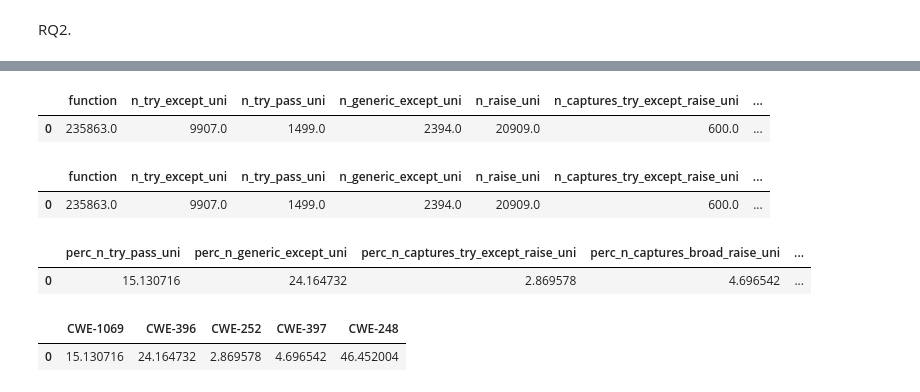
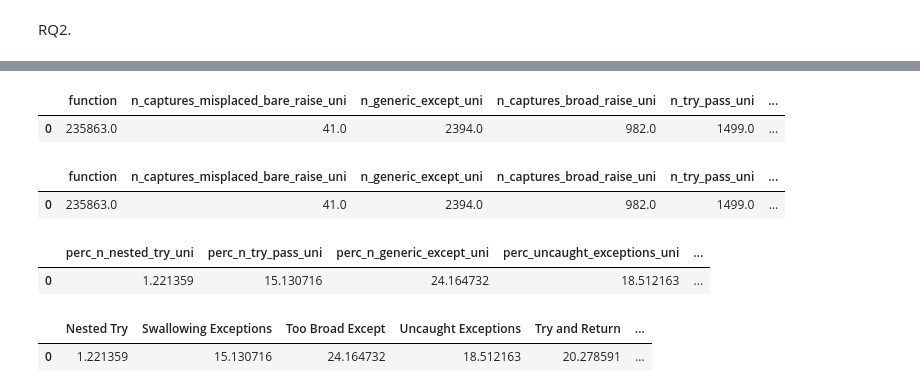
Before and after one commit to r4phael/exception-miner-multi, a Jupyter notebook: notebooks/eh_py_analysis.ipynb, the cells around one changed output, grey strips where cells are left out. Drawn from its saved outputs; the diff is of its cells as text; code cells hidden in the pictures.

```diff
--- a/notebooks/eh_py_analysis.ipynb
+++ b/notebooks/eh_py_analysis.ipynb
@@ -553,38 +570,41 @@ Index(['file', 'function', 'func_body', 'n_try_except', 'n_try_pass',
       dtype='object')
 # %%
-df_rq2 = df.agg({'function': ['count'], 'n_try_except_uni': ['sum'], 'n_try_pass_uni': ['sum'], 'n_generic_except_uni': ['sum'], 'n_raise_uni': ['sum'], 'n_captures_try_except_raise_uni': ['sum'], 'n_captures_broad_raise_uni': ['sum'], 'n_uncaught_exceptions': ['sum']})
-df_rq2 = df_rq2.max().to_frame().T
+df_rq2 = df.agg({'function': ['count'], 'n_captures_misplaced_bare_raise_uni': ['sum'], 'n_generic_except_uni': ['sum'], 'n_captures_broad_raise_uni': ['sum'], 'n_try_pass_uni': ['sum'],
+                 'n_try_return_uni': ['sum'], 'n_nested_try_uni': ['sum'], 'n_uncaught_exceptions_uni': ['sum'], 'n_try_except_uni' : ['sum'], 'n_raise_uni' : ['sum']})
+df_rq2 = df_rq2111.max().to_frame().T
 # %%
 df_rq2
 # %% [output]
-|  | function | n_try_except_uni | n_try_pass_uni | n_generic_except_uni | n_raise_uni | n_captures_try_except_raise_uni | ... |
-| 0 | 235863.0 | 9907.0 | 1499.0 | 2394.0 | 20909.0 | 600.0 | ... |
+|  | function | n_captures_misplaced_bare_raise_uni | n_generic_except_uni | n_captures_broad_raise_uni | n_try_pass_uni | ... |
+| 0 | 235863.0 | 41.0 | 2394.0 | 982.0 | 1499.0 | ... |
 # %%
 #Trys
 df_rq2['perc_n_try_pass_uni'] = (df_rq2['n_try_pass_uni']/ df_rq2['n_try_except_uni']) * 100
 df_rq2['perc_n_generic_except_uni'] = (df_rq2['n_generic_except_uni']/ df_rq2['n_try_except_uni']) * 100
-df_rq2['perc_uncaught_exceptions'] = (df_rq2['n_uncaught_exceptions']/ df_rq2['n_try_except_uni']) * 100
+df_rq2['perc_uncaught_exceptions_uni'] = (df_rq2['n_uncaught_exceptions_uni']/ df_rq2['n_try_except_uni']) * 100
+df_rq2['perc_n_try_return_uni'] = (df_rq2['n_try_return_uni']/ df_rq2['n_try_except_uni']) * 100
+df_rq2['perc_n_nested_try_uni'] = (df_rq2['n_nested_try_uni']/ df_rq2['n_try_except_uni']) * 100
 
 #Raise
-df_rq2['perc_n_captures_try_except_raise_uni'] = (df_rq2['n_captures_try_except_raise_uni']/ df_rq2['n_raise_uni']) * 100
+df_rq2['perc_n_captures_misplaced_bare_raise_uni'] = (df_rq2['n_captures_misplaced_bare_raise_uni']/ df_rq2['n_raise_uni']) * 100
 df_rq2['perc_n_captures_broad_raise_uni'] = (df_rq2['n_captures_broad_raise_uni']/ df_rq2['n_raise_uni']) * 100
 
 df_rq2
 # %% [output]
-|  | function | n_try_except_uni | n_try_pass_uni | n_generic_except_uni | n_raise_uni | n_captures_try_except_raise_uni | ... |
-| 0 | 235863.0 | 9907.0 | 1499.0 | 2394.0 | 20909.0 | 600.0 | ... |
+|  | function | n_captures_misplaced_bare_raise_uni | n_generic_except_uni | n_captures_broad_raise_uni | n_try_pass_uni | ... |
+| 0 | 235863.0 | 41.0 | 2394.0 | 982.0 | 1499.0 | ... |
 # %%
-df_total_rq2 = df_rq2.loc[:, ["perc_n_try_pass_uni", "perc_n_generic_except_uni", "perc_n_captures_try_except_raise_uni", "perc_n_captures_broad_raise_uni", "perc_uncaught_exceptions"]]
+df_total_rq2 = df_rq2.loc[:, ["perc_n_nested_try_uni", "perc_n_try_pass_uni", "perc_n_generic_except_uni", "perc_uncaught_exceptions_uni", "perc_n_try_return_uni", "perc_n_captures_misplaced_bare_raise_uni", "perc_n_captures_broad_raise_uni"]]
 df_total_rq2
 # %% [output]
-|  | perc_n_try_pass_uni | perc_n_generic_except_uni | perc_n_captures_try_except_raise_uni | perc_n_captures_broad_raise_uni | ... |
-| 0 | 15.130716 | 24.164732 | 2.869578 | 4.696542 | ... |
+|  | perc_n_nested_try_uni | perc_n_try_pass_uni | perc_n_generic_except_uni | perc_uncaught_exceptions_uni | ... |
+| 0 | 1.221359 | 15.130716 | 24.164732 | 18.512163 | ... |
-# %%
-df_total_rq2.columns = ['CWE-1069', 'CWE-396', 'CWE-252', 'CWE-397', 'CWE-248']
-df_total_rq2
-# %% [output]
-|  | CWE-1069 | CWE-396 | CWE-252 | CWE-397 | CWE-248 |
-| 0 | 15.130716 | 24.164732 | 2.869578 | 4.696542 | 46.452004 |
+# %%
+df_total_rq2.columns = ['Nested Try', 'Swallowing Exceptions', 'Too Broad Except', 'Uncaught Exceptions', 'Try and Return', 'Bare Raise Block', 'Too Broad Raising']
+df_total_rq2
+# %% [output]
+|  | Nested Try | Swallowing Exceptions | Too Broad Except | Uncaught Exceptions | Try and Return | ... |
+| 0 | 1.221359 | 15.130716 | 24.164732 | 18.512163 | 20.278591 | ... |
 # %%
 df_total_rq2 = df_total_rq2.T[0:].reset_index()
 df_total_rq2
```
Also changed, not shown: parts of 33 cells of this notebook, 3 other files.
